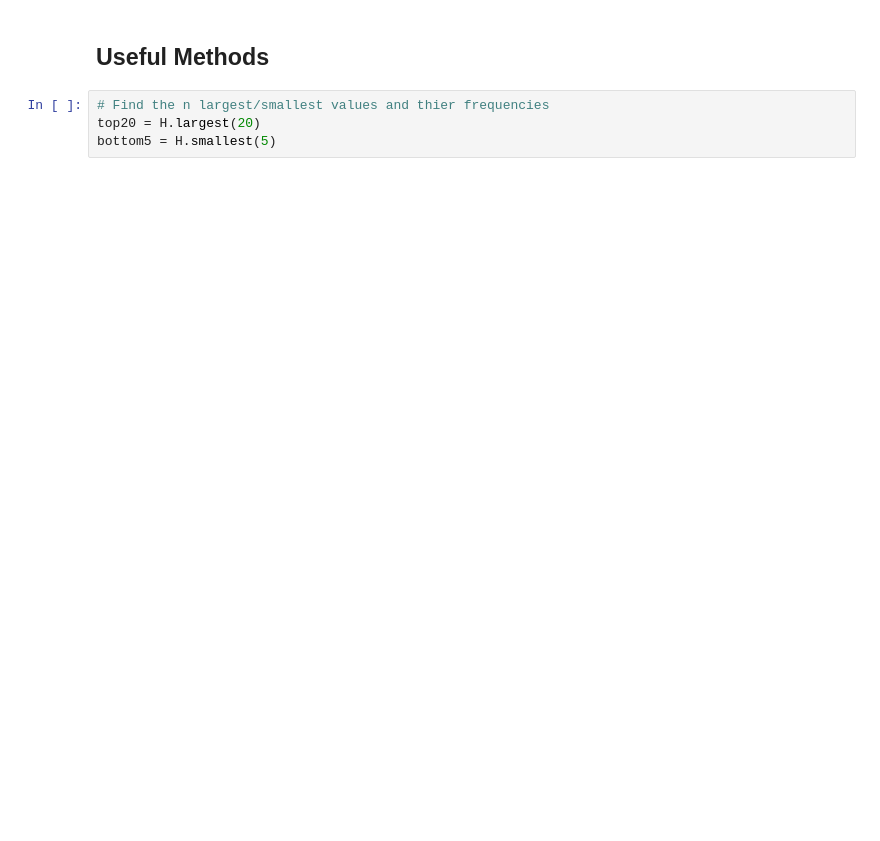
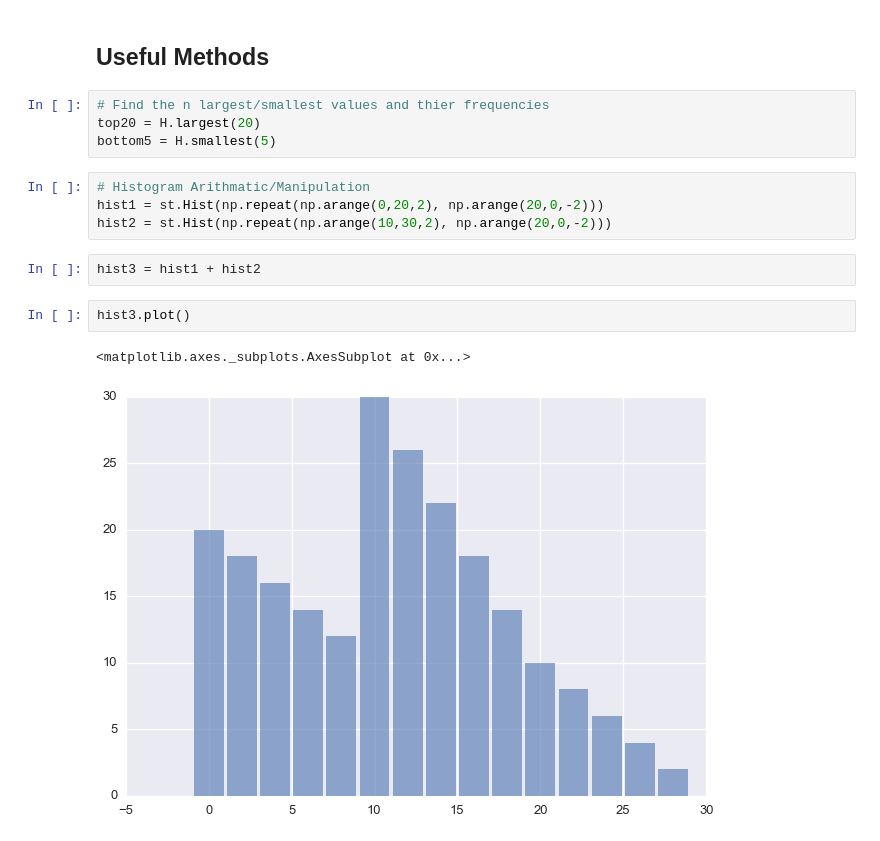
Before and after one commit to MrKriss/ThinkStatsToolbox, a Jupyter notebook: stats_toolbox/examples/baby_weight.ipynb, the cells around one changed output. Cells and saved outputs as stored; diff of their text form; blank space fills up the shorter version.

```diff
--- a/stats_toolbox/examples/baby_weight.ipynb
+++ b/stats_toolbox/examples/baby_weight.ipynb
@@ -59,3 +73,14 @@ H.plot(mpl_hist=1, bins=20, histtype='stepfilled', alpha=0.7,
 # Find the n largest/smallest values and thier frequencies
 top20 = H.largest(20)
 bottom5 = H.smallest(5)
+# %%
+# Histogram Arithmatic/Manipulation
+hist1 = st.Hist(np.repeat(np.arange(0,20,2), np.arange(20,0,-2)))
+hist2 = st.Hist(np.repeat(np.arange(10,30,2), np.arange(20,0,-2)))
+# %%
+hist3 = hist1 + hist2
+# %%
+hist3.plot()
+# %% [output]
+<matplotlib.axes._subplots.AxesSubplot at 0x...>
+[figure, added]
```
Also changed, not shown: parts of 17 cells of this notebook, 3 other files.
